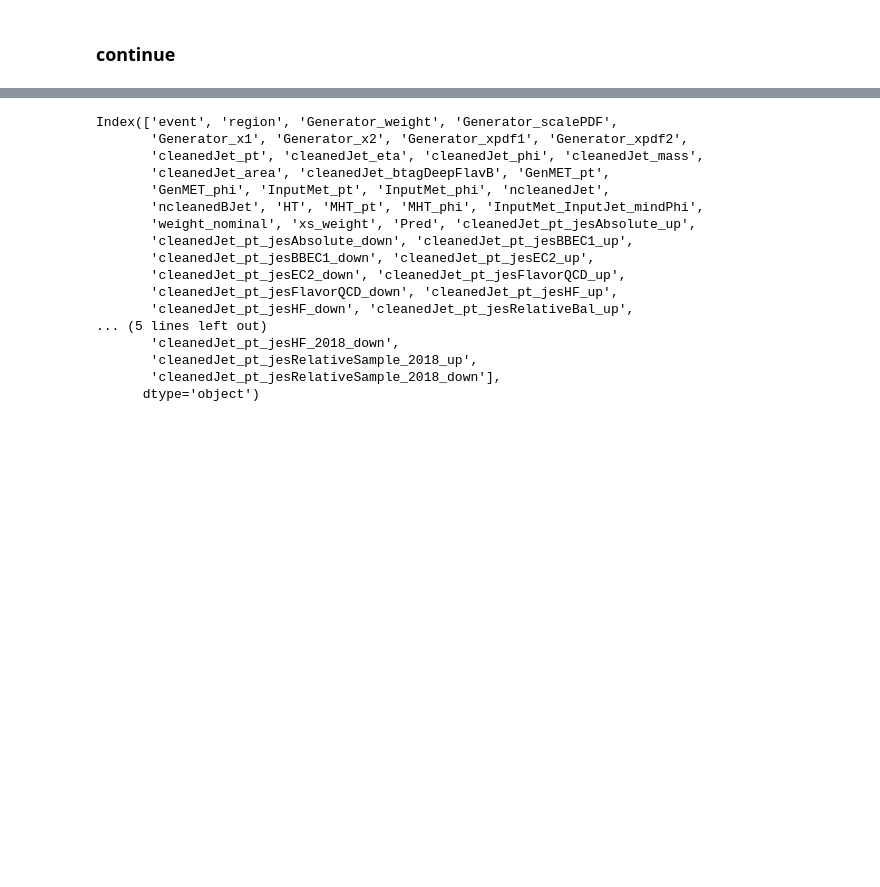
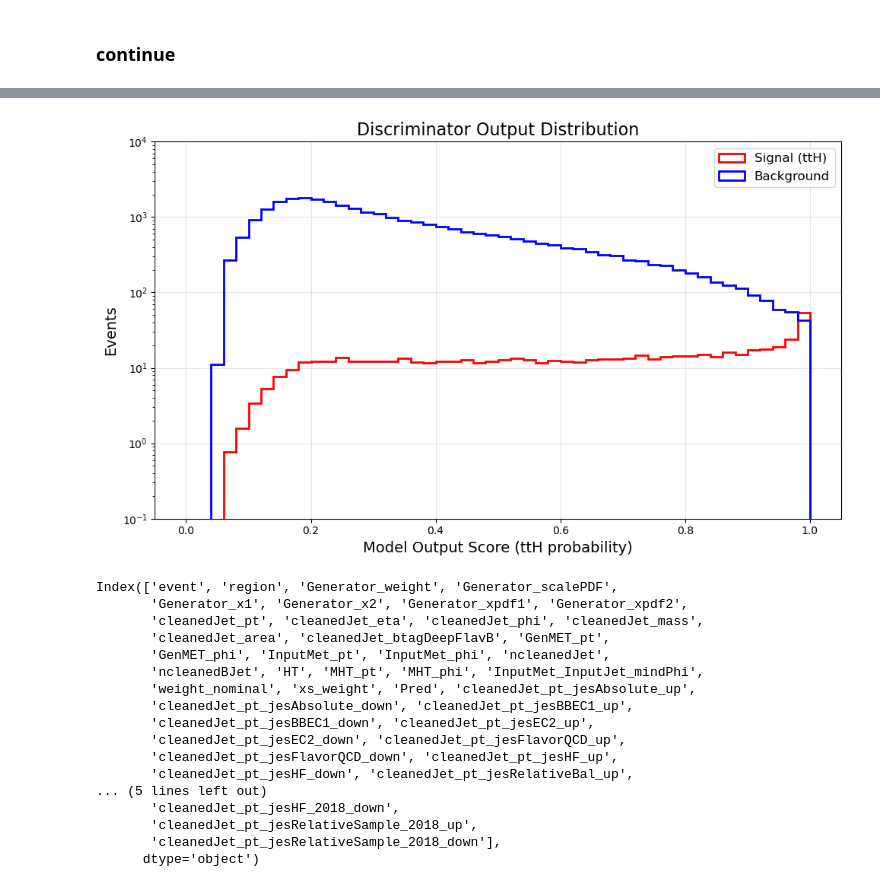
Before and after one commit to rabmc24/msci_project, a Jupyter notebook: transformer_renewed/bristol-tth-transformer-msc_project/notebooks/training_binary_updated.ipynb, the cells around one changed output, grey strips where cells are left out. Saved outputs shown, nothing was run; the diff lists cells and outputs as text; code cells hidden in the pictures; blank space fills up the shorter version.

```diff
--- a/transformer_renewed/bristol-tth-transformer-msc_project/notebooks/training_binary_updated.ipynb
+++ b/transformer_renewed/bristol-tth-transformer-msc_project/notebooks/training_binary_updated.ipynb
@@ -561,8 +509,53 @@ Predictions shape: torch.Size([341400, 4])
 # %%
-# from sklearn.metrics import classification_report
+import numpy as np
+import matplotlib.pyplot as plt
 
-# class_labels = ["ttH", "ttbar", "W/Z+jets"][:3]
-# print(classification_report(labels, pred_classes, target_names=class_labels, sample_weight=(val_weight_nominal*200000).flatten()))
+# Get the model outputs and convert to numpy
+probs_np = probs.detach().cpu().numpy()  # Convert probabilities to numpy
+ttH_probs = probs_np[:, 0]  # Get probabilities for ttH class (signal)
+
+# Get the labels and convert to numpy
+labels_np = labels.detach().cpu().numpy().flatten()
+binary_labels = (labels_np == 0).astype(int)  # Convert to binary (0=background, 1=signal)
+
+# Get weights and scale them
+weights_np = val_weight_nominal.detach().cpu().numpy().flatten() * 200000
+
+# Create the plot
+plt.figure(figsize=(10, 6))
+
+# Plot signal histogram
+plt.hist(ttH_probs[binary_labels == 1],
+         bins=50,
+         range=(0, 1),
+         weights=weights_np[binary_labels == 1],
+         histtype='step',
+         linewidth=2,
+         label='Signal (ttH)',
+         color='red')
+
+# Plot background histogram
+plt.hist(ttH_probs[binary_labels == 0],
+         bins=50,
+         range=(0, 1),
+         weights=weights_np[binary_labels == 0],
+         histtype='step',
+         linewidth=2,
+         label='Background',
+         color='blue')
+
+# Add labels and styling
+plt.xlabel('Model Output Score (ttH probability)', fontsize=14)
+plt.ylabel('Events', fontsize=14)
+plt.yscale('log')
+plt.title('Discriminator Output Distribution', fontsize=16)
+plt.grid(alpha=0.3)
+plt.legend(fontsize=12)
+plt.tight_layout()
+plt.ylim(0.1, 1e4)
+plt.show()
+# %% [output]
+[figure, added]
 # %%
 feature_checker = pd.read_parquet('/cephfs/dice/projects/CMS/Hinv/ml_datasets_ul_241111/ml_inputs_UL2018/ttH_HToInvisible_M125.parquet')
 print(feature_checker.columns)
```
Also changed, not shown: parts of 18 cells of this notebook, 3 other files.
